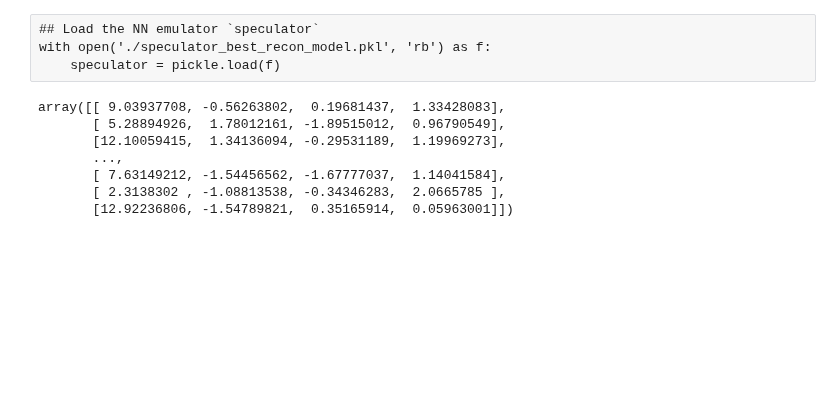
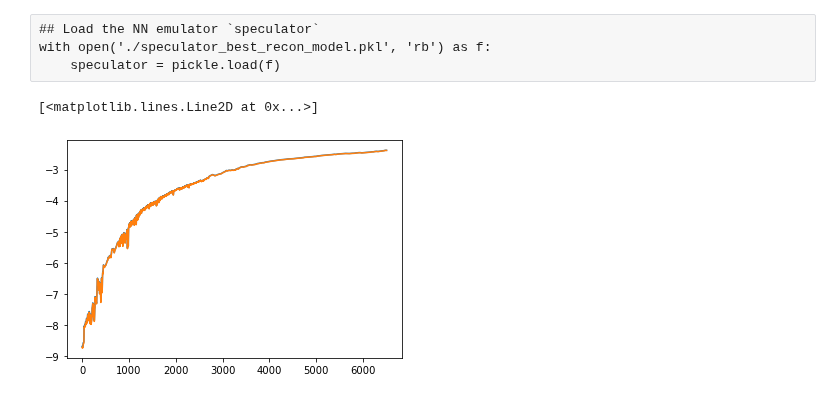
Before and after one commit to AstroJacobLi/popsed, a Jupyter notebook: notebooks/forward_model/spec_phot_emulator_TZD.ipynb, the cells around one changed output. Drawn from its saved outputs; the diff is of its cells as text; code cells hidden in the pictures; blank space fills up the shorter version.

```diff
--- a/notebooks/forward_model/spec_phot_emulator_TZD.ipynb
+++ b/notebooks/forward_model/spec_phot_emulator_TZD.ipynb
@@ -161,14 +143,4 @@ with open('./speculator_best_loss_model.pkl', 'rb') as f:
 ## Load the NN emulator `speculator`
 with open('./speculator_best_recon_model.pkl', 'rb') as f:
     speculator = pickle.load(f)
-# %%
-params[:1000]
-# %% [output]
-array([[ 9.03937708, -0.56263802,  0.19681437,  1.33428083],
-       [ 5.28894926,  1.78012161, -1.89515012,  0.96790549],
-       [12.10059415,  1.34136094, -0.29531189,  1.19969273],
-       ...,
-       [ 7.63149212, -1.54456562, -1.67777037,  1.14041584],
-       [ 2.3138302 , -1.08813538, -0.34346283,  2.0665785 ],
-       [12.92236806, -1.54789821,  0.35165914,  0.05963001]])
 # %%
@@ -176,4 +148,7 @@ _specs = speculator.predict_spec(torch.Tensor(params[:1000])).cpu().detach().num
 # %%
-plt.plot(np.log10(_specs)[10])
-plt.plot(log_spec[10])
+plt.plot(np.log10(_specs)[3019])
+plt.plot(log_spec[val_ind][3019])
+# %% [output]
+[<matplotlib.lines.Line2D at 0x...>]
+[figure, added]
 # %%
```
Also changed, not shown: parts of 31 cells of this notebook, 13 other files.
